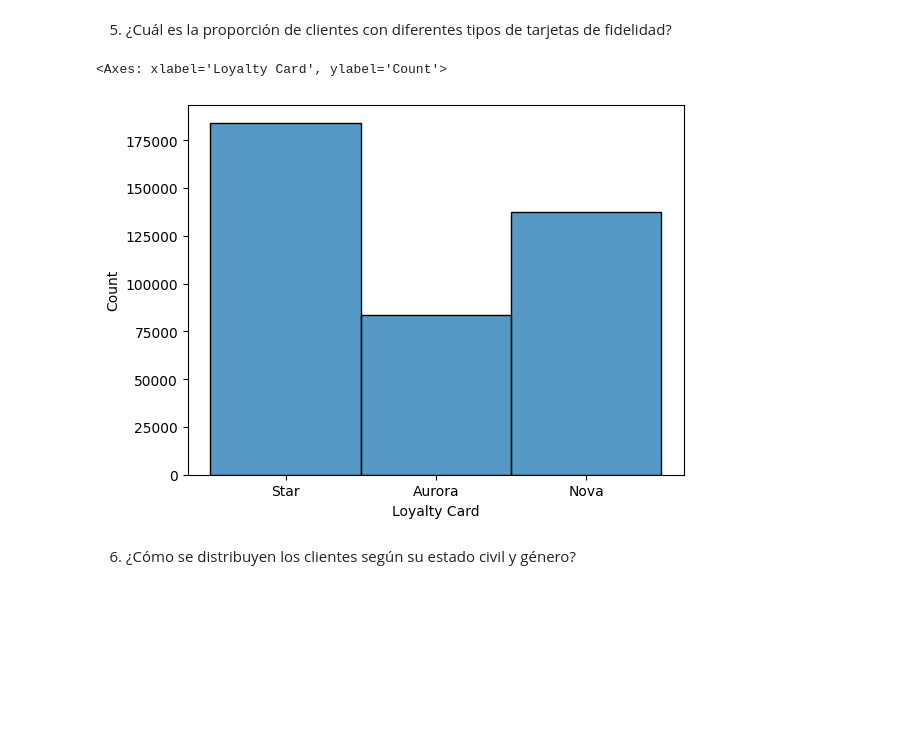
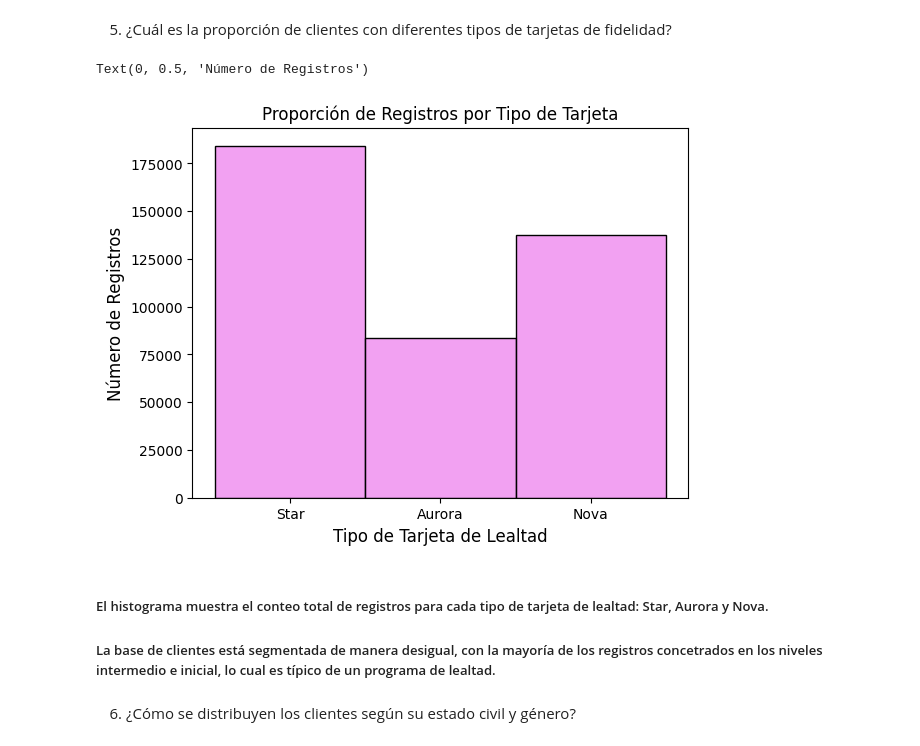
Before and after one commit to Adalab/bda-modulo-3-evaluacion-final-patrimerchan, a Jupyter notebook: Evaluacion_Final_Modulo_3.ipynb, the cells around one changed output. Saved outputs shown, nothing was run; the diff lists cells and outputs as text; code cells hidden in the pictures; blank space fills up the shorter version.

```diff
--- a/Evaluacion_Final_Modulo_3.ipynb
+++ b/Evaluacion_Final_Modulo_3.ipynb
@@ -918,9 +956,17 @@ sns.scatterplot(data=df_unido, x='Education', y='Salary')
 # %% [markdown]
 5. ¿Cuál es la proporción de clientes con diferentes tipos de tarjetas de fidelidad?
 # %%
-sns.histplot(data=df_unido, x='Loyalty Card')
+sns.histplot(data=df_unido, x='Loyalty Card', color='Violet')
+
+plt.title('Proporción de Registros por Tipo de Tarjeta')
+plt.xlabel('Tipo de Tarjeta de Lealtad', fontsize=12)
+plt.ylabel('Número de Registros', fontsize=12)
 # %% [output]
-<Axes: xlabel='Loyalty Card', ylabel='Count'>
+Text(0, 0.5, 'Número de Registros')
-[figure, old version]
+[figure, new version]
+# %% [markdown]
+##### El histograma muestra el conteo total de registros para cada tipo de tarjeta de lealtad: Star, Aurora y Nova.
+
+##### La base de clientes está segmentada de manera desigual, con la mayoría de los registros concetrados en los niveles intermedio e inicial, lo cual es típico de un programa de lealtad.
 # %% [markdown]
 6. ¿Cómo se distribuyen los clientes según su estado civil y género?
```
Also changed, not shown: parts of 13 cells of this notebook, 1 other file.
